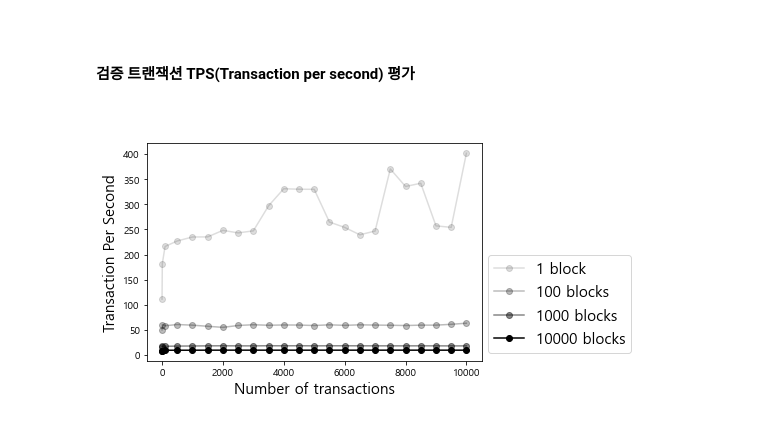
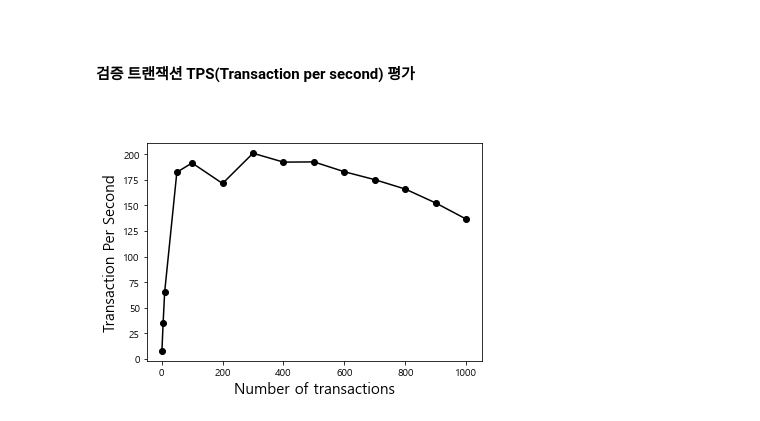
Before and after one commit to KiHyeon-Hong/Access_control_blockchain_network_paper, a Jupyter notebook: view/Access_control_blockchain.ipynb, the cells around one changed output. Cells and saved outputs as stored; diff of their text form; code cells hidden in the pictures.

```diff
--- a/view/Access_control_blockchain.ipynb
+++ b/view/Access_control_blockchain.ipynb
@@ -160,20 +159,14 @@ verification_10000_TPS = []
-# %%
-for i in range(len(verification_1)):
-    verification_1_TPS.append(verification_1.iloc[i].NumOfTransaction / (verification_1.iloc[i].Time / 1000))
-    verification_100_TPS.append(verification_100.iloc[i].NumOfTransaction / (verification_100.iloc[i].Time / 1000))
-    verification_1000_TPS.append(verification_1000.iloc[i].NumOfTransaction / (verification_1000.iloc[i].Time / 1000))
-    verification_10000_TPS.append(verification_10000.iloc[i].NumOfTransaction / (verification_10000.iloc[i].Time / 1000))
-# %%
-plt.plot(verification_1['NumOfTransaction'], verification_1_TPS, color='#00000022', marker='o', label='1 block')
-plt.plot(verification_100['NumOfTransaction'], verification_100_TPS, color='#00000044', marker='o', label='100 blocks')
-plt.plot(verification_1000['NumOfTransaction'], verification_1000_TPS, color='#00000077', marker='o', label='1000 blocks')
-plt.plot(verification_10000['NumOfTransaction'], verification_10000_TPS, color='#000000FF', marker='o', label='10000 blocks')
-
-plt.xlabel('Number of transactions')
-plt.ylabel('Transaction Per Second')
-
-plt.legend(loc='lower right', fontsize=15, bbox_to_anchor=(1.47, 0))
-
-plt.show()
-# %% [output]
-[figure, removed]
+# %%
+verification_TPS = []
+# %%
+for i in range(len(verification)):
+    verification_TPS.append(verification.iloc[i].NumOfTransaction / (verification.iloc[i].Time / 1000))
+# %%
+plt.plot(verification['NumOfTransaction'], verification_TPS, color='#000000FF', marker='o')
+
+plt.xlabel('Number of transactions')
+plt.ylabel('Transaction Per Second')
+
+plt.show()
+# %% [output]
+[figure, added]
```
Also changed, not shown: parts of 17 cells of this notebook, 3 other files.
